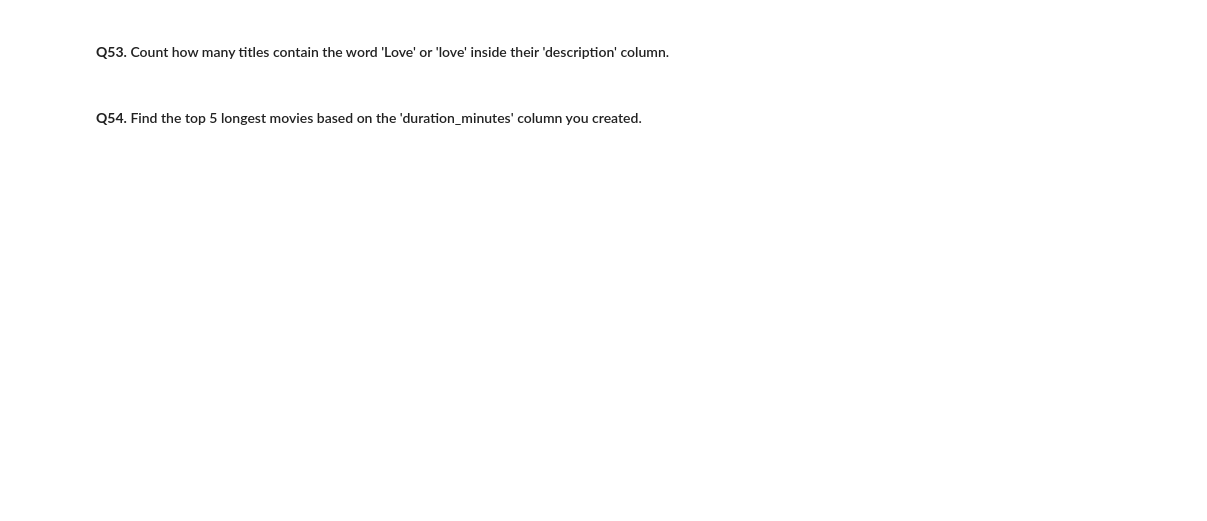
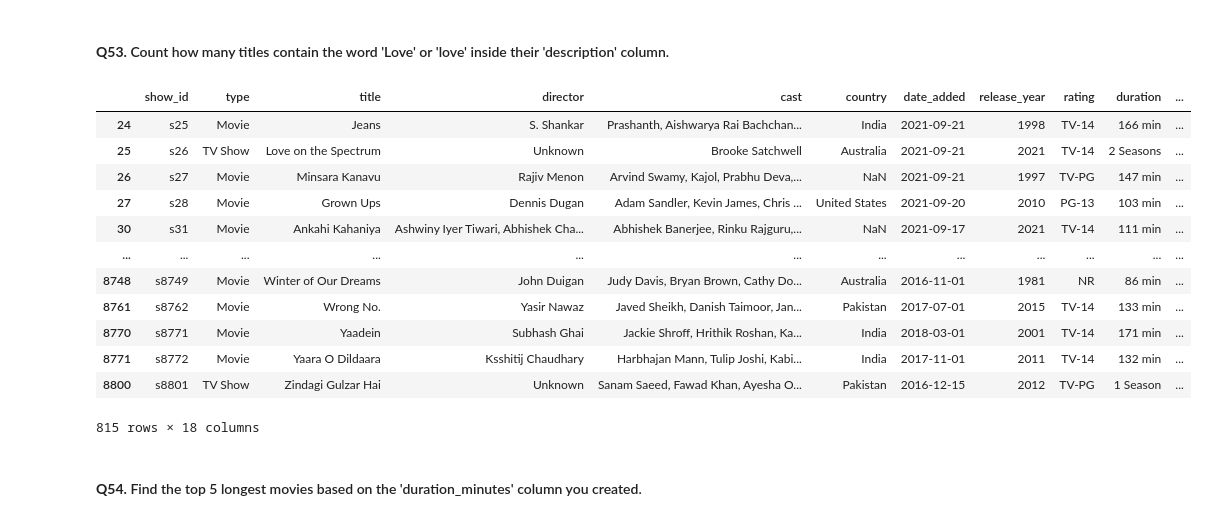
Before and after one commit to Harshit-kumar38/Netflix-pandas-problems, a Jupyter notebook: pandas_challenge_solutions.ipynb, the cells around one changed output. Saved outputs shown, nothing was run; the diff lists cells and outputs as text; code cells hidden in the pictures; blank space fills up the shorter version.

```diff
--- a/pandas_challenge_solutions.ipynb
+++ b/pandas_challenge_solutions.ipynb
@@ -803,2 +801,18 @@ np.float64(99.57718668407311)
+# %%
+df.loc[(df['title'].str.contains('Love')) | (df['description'].str.contains('love'))]
+# %% [output]
+|  | show_id | type | title | director | cast | country | date_added | release_year | rating | duration | ... |
+| 24 | s25 | Movie | Jeans | S. Shankar | Prashanth, Aishwarya Rai Bachchan... | India | 2021-09-21 | 1998 | TV-14 | 166 min | ... |
+| 25 | s26 | TV Show | Love on the Spectrum | Unknown | Brooke Satchwell | Australia | 2021-09-21 | 2021 | TV-14 | 2 Seasons | ... |
+| 26 | s27 | Movie | Minsara Kanavu | Rajiv Menon | Arvind Swamy, Kajol, Prabhu Deva,... | NaN | 2021-09-21 | 1997 | TV-PG | 147 min | ... |
+| 27 | s28 | Movie | Grown Ups | Dennis Dugan | Adam Sandler, Kevin James, Chris ... | United States | 2021-09-20 | 2010 | PG-13 | 103 min | ... |
+| 30 | s31 | Movie | Ankahi Kahaniya | Ashwiny Iyer Tiwari, Abhishek Cha... | Abhishek Banerjee, Rinku Rajguru,... | NaN | 2021-09-17 | 2021 | TV-14 | 111 min | ... |
+| ... | ... | ... | ... | ... | ... | ... | ... | ... | ... | ... | ... |
+| 8748 | s8749 | Movie | Winter of Our Dreams | John Duigan | Judy Davis, Bryan Brown, Cathy Do... | Australia | 2016-11-01 | 1981 | NR | 86 min | ... |
+| 8761 | s8762 | Movie | Wrong No. | Yasir Nawaz | Javed Sheikh, Danish Taimoor, Jan... | Pakistan | 2017-07-01 | 2015 | TV-14 | 133 min | ... |
+| 8770 | s8771 | Movie | Yaadein | Subhash Ghai | Jackie Shroff, Hrithik Roshan, Ka... | India | 2018-03-01 | 2001 | TV-14 | 171 min | ... |
+| 8771 | s8772 | Movie | Yaara O Dildaara | Ksshitij Chaudhary | Harbhajan Mann, Tulip Joshi, Kabi... | India | 2017-11-01 | 2011 | TV-14 | 132 min | ... |
+| 8800 | s8801 | TV Show | Zindagi Gulzar Hai | Unknown | Sanam Saeed, Fawad Khan, Ayesha O... | Pakistan | 2016-12-15 | 2012 | TV-PG | 1 Season | ... |
+815 rows × 18 columns
 # %% [markdown]
 #### **Q54.** Find the top 5 longest movies based on the 'duration_minutes' column you created.
```
Also changed, not shown: parts of 21 cells of this notebook.
